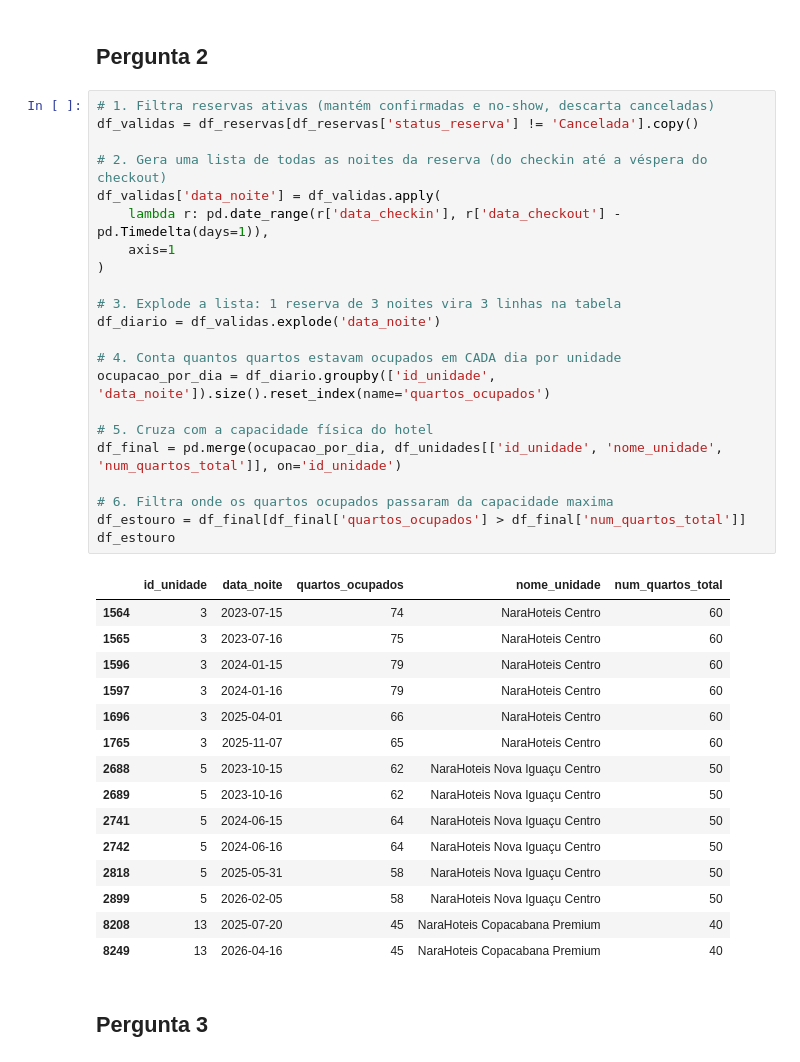
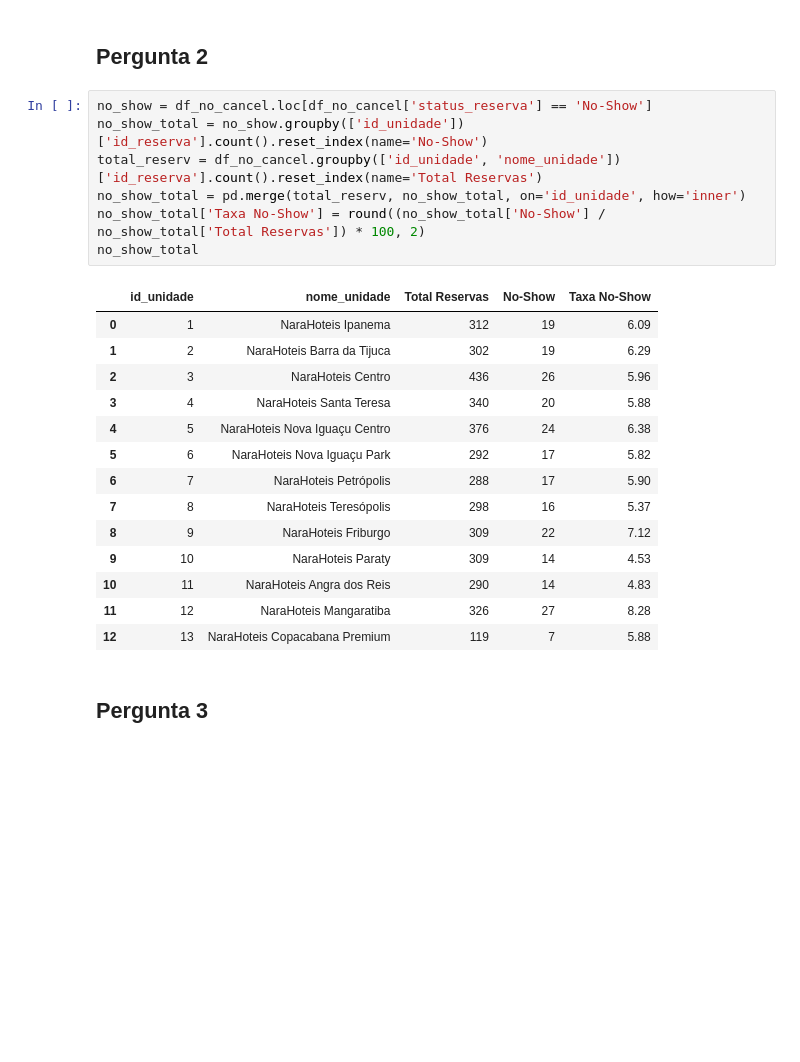
Before and after one commit to IanSeedd/Narahoteis, a Jupyter notebook: notebooks/consulta/consulta.ipynb, the cells around one changed output. Drawn from its saved outputs; the diff is of its cells as text; blank space fills up the shorter version.

```diff
--- a/notebooks/consulta/consulta.ipynb
+++ b/notebooks/consulta/consulta.ipynb
@@ -195,44 +195,28 @@ df_nicho_unidade
 correlação fazer, para entender porque o que define um faturamento alto
 # %% [markdown]
 ## Pergunta 2
-# %%
-# 1. Filtra reservas ativas (mantém confirmadas e no-show, descarta canceladas)
-df_validas = df_reservas[df_reservas['status_reserva'] != 'Cancelada'].copy()
-
-# 2. Gera uma lista de todas as noites da reserva (do checkin até a véspera do checkout)
-df_validas['data_noite'] = df_validas.apply(
-    lambda r: pd.date_range(r['data_checkin'], r['data_checkout'] - pd.Timedelta(days=1)),
-    axis=1
-)
-
-# 3. Explode a lista: 1 reserva de 3 noites vira 3 linhas na tabela
-df_diario = df_validas.explode('data_noite')
-
-# 4. Conta quantos quartos estavam ocupados em CADA dia por unidade
-ocupacao_por_dia = df_diario.groupby(['id_unidade', 'data_noite']).size().reset_index(name='quartos_ocupados')
-
-# 5. Cruza com a capacidade física do hotel
-df_final = pd.merge(ocupacao_por_dia, df_unidades[['id_unidade', 'nome_unidade', 'num_quartos_total']], on='id_unidade')
-
-# 6. Filtra onde os quartos ocupados passaram da capacidade maxima
-df_estouro = df_final[df_final['quartos_ocupados'] > df_final['num_quartos_total']]
-df_estouro
-# %% [output]
-|  | id_unidade | data_noite | quartos_ocupados | nome_unidade | num_quartos_total |
-| 1564 | 3 | 2023-07-15 | 74 | NaraHoteis Centro | 60 |
-| 1565 | 3 | 2023-07-16 | 75 | NaraHoteis Centro | 60 |
-| 1596 | 3 | 2024-01-15 | 79 | NaraHoteis Centro | 60 |
-| 1597 | 3 | 2024-01-16 | 79 | NaraHoteis Centro | 60 |
-| 1696 | 3 | 2025-04-01 | 66 | NaraHoteis Centro | 60 |
-| 1765 | 3 | 2025-11-07 | 65 | NaraHoteis Centro | 60 |
-| 2688 | 5 | 2023-10-15 | 62 | NaraHoteis Nova Iguaçu Centro | 50 |
-| 2689 | 5 | 2023-10-16 | 62 | NaraHoteis Nova Iguaçu Centro | 50 |
-| 2741 | 5 | 2024-06-15 | 64 | NaraHoteis Nova Iguaçu Centro | 50 |
-| 2742 | 5 | 2024-06-16 | 64 | NaraHoteis Nova Iguaçu Centro | 50 |
-| 2818 | 5 | 2025-05-31 | 58 | NaraHoteis Nova Iguaçu Centro | 50 |
-| 2899 | 5 | 2026-02-05 | 58 | NaraHoteis Nova Iguaçu Centro | 50 |
-| 8208 | 13 | 2025-07-20 | 45 | NaraHoteis Copacabana Premium | 40 |
-| 8249 | 13 | 2026-04-16 | 45 | NaraHoteis Copacabana Premium | 40 |
+# %%
+no_show = df_no_cancel.loc[df_no_cancel['status_reserva'] == 'No-Show']
+no_show_total = no_show.groupby(['id_unidade'])['id_reserva'].count().reset_index(name='No-Show')
+total_reserv = df_no_cancel.groupby(['id_unidade', 'nome_unidade'])['id_reserva'].count().reset_index(name='Total Reservas')
+no_show_total = pd.merge(total_reserv, no_show_total, on='id_unidade', how='inner')
+no_show_total['Taxa No-Show'] = round((no_show_total['No-Show'] / no_show_total['Total Reservas']) * 100, 2)
+no_show_total
+# %% [output]
+|  | id_unidade | nome_unidade | Total Reservas | No-Show | Taxa No-Show |
+| 0 | 1 | NaraHoteis Ipanema | 312 | 19 | 6.09 |
+| 1 | 2 | NaraHoteis Barra da Tijuca | 302 | 19 | 6.29 |
+| 2 | 3 | NaraHoteis Centro | 436 | 26 | 5.96 |
+| 3 | 4 | NaraHoteis Santa Teresa | 340 | 20 | 5.88 |
+| 4 | 5 | NaraHoteis Nova Iguaçu Centro | 376 | 24 | 6.38 |
+| 5 | 6 | NaraHoteis Nova Iguaçu Park | 292 | 17 | 5.82 |
+| 6 | 7 | NaraHoteis Petrópolis | 288 | 17 | 5.90 |
+| 7 | 8 | NaraHoteis Teresópolis | 298 | 16 | 5.37 |
+| 8 | 9 | NaraHoteis Friburgo | 309 | 22 | 7.12 |
+| 9 | 10 | NaraHoteis Paraty | 309 | 14 | 4.53 |
+| 10 | 11 | NaraHoteis Angra dos Reis | 290 | 14 | 4.83 |
+| 11 | 12 | NaraHoteis Mangaratiba | 326 | 27 | 8.28 |
+| 12 | 13 | NaraHoteis Copacabana Premium | 119 | 7 | 5.88 |
 # %% [markdown]
 ## Pergunta 3
 # %% [markdown]
```
Also changed, not shown: 1 other file.
